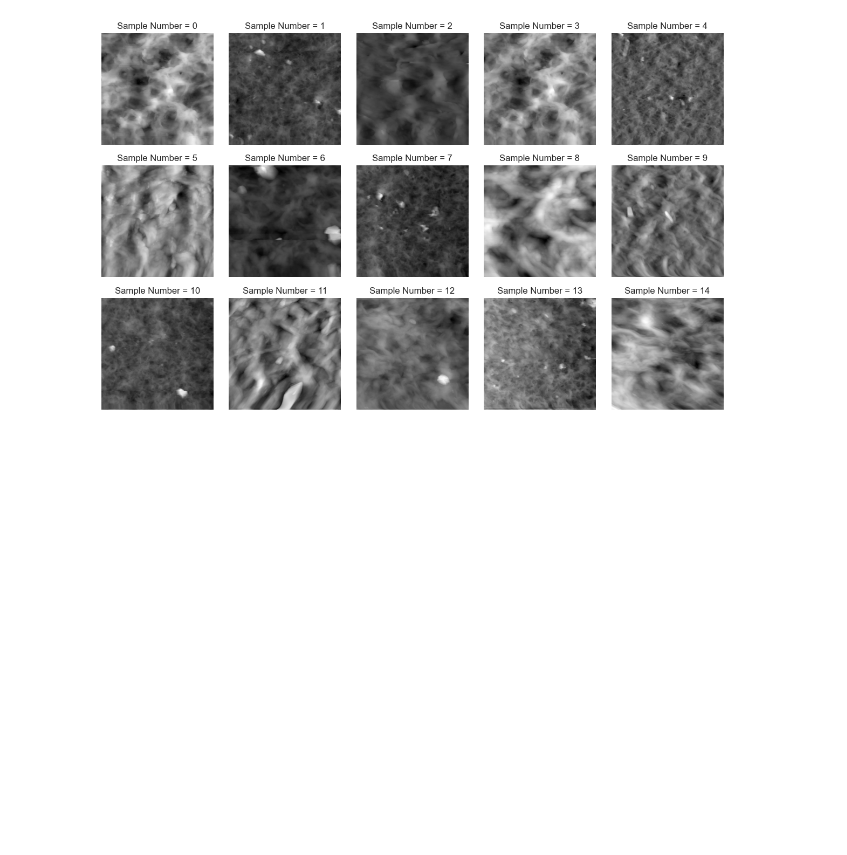
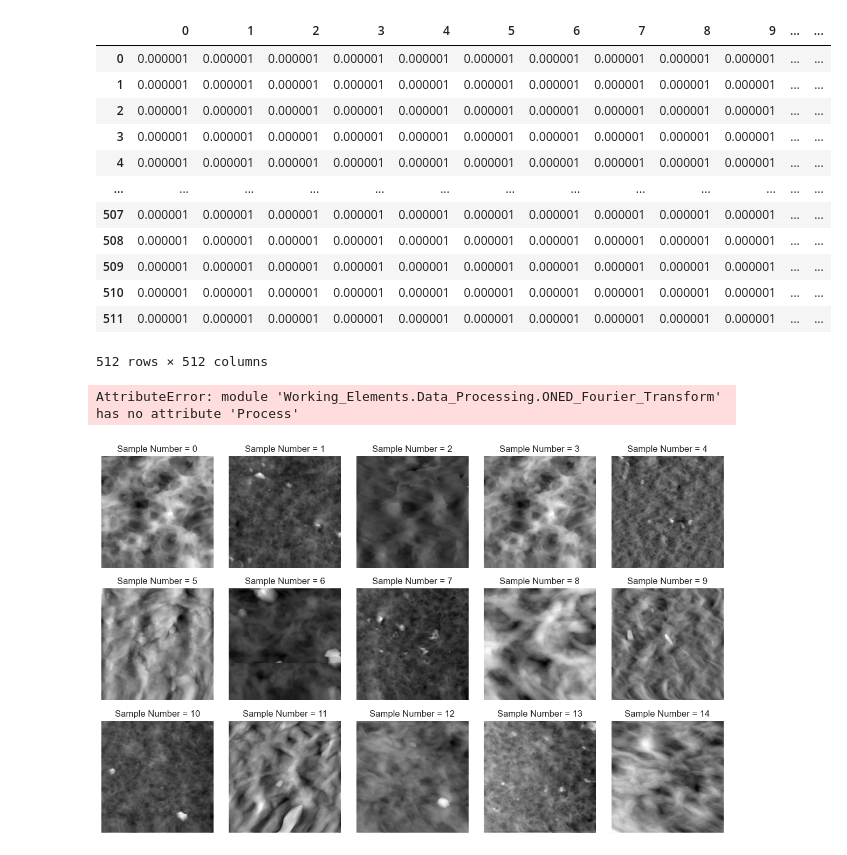
Before and after one commit to maddoxx02/Polymer_Clustering, a Jupyter notebook: Tester.ipynb, the cells around one changed output. Saved outputs shown, nothing was run; the diff lists cells and outputs as text; code cells hidden in the pictures; blank space fills up the shorter version.

```diff
--- a/Tester.ipynb
+++ b/Tester.ipynb
@@ -9,2 +9,18 @@ SyntaxError: invalid syntax (1736538038.py, line 5)
 # %%
 data, original = topg.reader(r"C:\Users\ashis\Python Notebooks\Task 2\Data - 1 - TXT")
+# %%
+original[0]
+# %% [output]
+|  | 0 | 1 | 2 | 3 | 4 | 5 | 6 | 7 | 8 | 9 | ... | ... |
+| 0 | 0.000001 | 0.000001 | 0.000001 | 0.000001 | 0.000001 | 0.000001 | 0.000001 | 0.000001 | 0.000001 | 0.000001 | ... | ... |
+| 1 | 0.000001 | 0.000001 | 0.000001 | 0.000001 | 0.000001 | 0.000001 | 0.000001 | 0.000001 | 0.000001 | 0.000001 | ... | ... |
+| 2 | 0.000001 | 0.000001 | 0.000001 | 0.000001 | 0.000001 | 0.000001 | 0.000001 | 0.000001 | 0.000001 | 0.000001 | ... | ... |
+| 3 | 0.000001 | 0.000001 | 0.000001 | 0.000001 | 0.000001 | 0.000001 | 0.000001 | 0.000001 | 0.000001 | 0.000001 | ... | ... |
+| 4 | 0.000001 | 0.000001 | 0.000001 | 0.000001 | 0.000001 | 0.000001 | 0.000001 | 0.000001 | 0.000001 | 0.000001 | ... | ... |
+| ... | ... | ... | ... | ... | ... | ... | ... | ... | ... | ... | ... | ... |
+| 507 | 0.000001 | 0.000001 | 0.000001 | 0.000001 | 0.000001 | 0.000001 | 0.000001 | 0.000001 | 0.000001 | 0.000001 | ... | ... |
+| 508 | 0.000001 | 0.000001 | 0.000001 | 0.000001 | 0.000001 | 0.000001 | 0.000001 | 0.000001 | 0.000001 | 0.000001 | ... | ... |
+| 509 | 0.000001 | 0.000001 | 0.000001 | 0.000001 | 0.000001 | 0.000001 | 0.000001 | 0.000001 | 0.000001 | 0.000001 | ... | ... |
+| 510 | 0.000001 | 0.000001 | 0.000001 | 0.000001 | 0.000001 | 0.000001 | 0.000001 | 0.000001 | 0.000001 | 0.000001 | ... | ... |
+| 511 | 0.000001 | 0.000001 | 0.000001 | 0.000001 | 0.000001 | 0.000001 | 0.000001 | 0.000001 | 0.000001 | 0.000001 | ... | ... |
+512 rows × 512 columns
@@ -11,3 +33,7 @@ data, original = topg.reader(r"C:\Users\ashis\Python Notebooks\Task 2\Data - 1 -
+# %%
+dd.Process(original)
+# %% [output]
+AttributeError: module 'Working_Elements.Data_Processing.ONED_Fourier_Transform' has no attribute 'Process'
 # %%
 bp.plotter(original)
 # %% [output]
```
Also changed, not shown: parts of 3 cells of this notebook, 1 other file.
